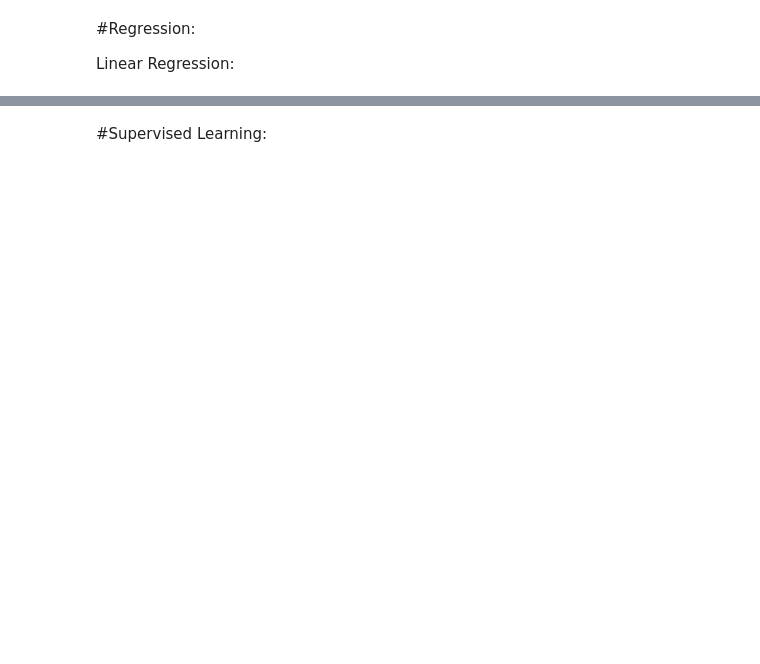
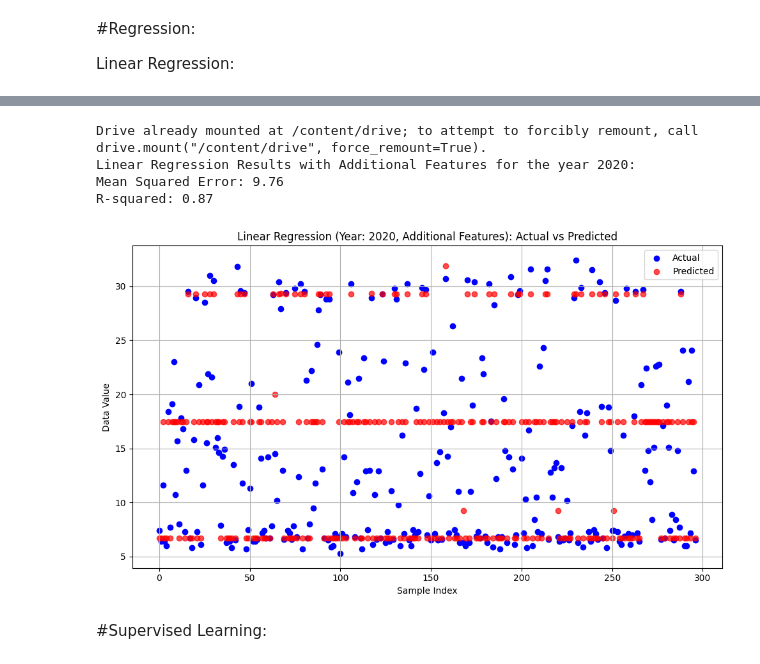
Before and after one commit to ipark3/Hank-Ian, a Jupyter notebook: GitHub Project/dataset/code/Final.ipynb, the cells around one changed output, grey strips where cells are left out. Drawn from its saved outputs; the diff is of its cells as text; code cells hidden in the pictures; blank space fills up the shorter version.

```diff
--- a/GitHub Project/dataset/code/Final.ipynb
+++ b/GitHub Project/dataset/code/Final.ipynb
@@ -151,2 +168,69 @@ ValueError: could not convert string to float: 'Mean'
+# %%
+# Import necessary libraries
+import pandas as pd
+import numpy as np
+from sklearn.model_selection import train_test_split
+from sklearn.linear_model import LinearRegression
+from sklearn.metrics import mean_squared_error, r2_score
+import matplotlib.pyplot as plt
+from google.colab import drive
+
+# Mount Google Drive
+drive.mount('/content/drive')
+
+# Load the dataset
+file_path = '/content/drive/MyDrive/Personal/Cleaned_Air_Quality.csv'  # Update path as needed
+df = pd.read_csv(file_path)
+
+# Filter data for a specific year (e.g., 2020)
+selected_year = 2020
+df['Start_Date'] = pd.to_datetime(df['Start_Date'], errors='coerce')  # Ensure Start_Date is a datetime
+df['Year'] = df['Start_Date'].dt.year  # Extract year from Start_Date
+filtered_year_df = df[df['Year'] == selected_year]
+
+# Drop rows with missing values in 'Geo Join ID' and 'Data Value'
+regression_year_df = filtered_year_df.dropna(subset=['Geo Join ID', 'Data Value'])
+
+# Prepare feature and target variables
+additional_features = ['Geo Join ID', 'Indicator ID']  # Add more if needed
+X_year_extended = regression_year_df[additional_features]
+y_year = regression_year_df['Data Value']
+
+# Split data for training and testing
+X_train_year_ext, X_test_year_ext, y_train_year_ext, y_test_year_ext = train_test_split(
+    X_year_extended, y_year, test_size=0.3, random_state=42
+)
+
+# Apply Linear Regression
+linear_model_year_ext = LinearRegression()
+linear_model_year_ext.fit(X_train_year_ext, y_train_year_ext)
+y_pred_year_ext = linear_model_year_ext.predict(X_test_year_ext)
+
+# Evaluation for Linear Regression
+mse_year_ext = mean_squared_error(y_test_year_ext, y_pred_year_ext)
+r2_year_ext = r2_score(y_test_year_ext, y_pred_year_ext)
+
+# Display Linear Regression results
+print(f"Linear Regression Results with Additional Features for the year {selected_year}:")
+print(f"Mean Squared Error: {mse_year_ext:.2f}")
+print(f"R-squared: {r2_year_ext:.2f}")
+
+# Visualize Linear Regression for the selected year
+plt.figure(figsize=(10, 6))
+plt.scatter(range(len(y_test_year_ext)), y_test_year_ext, color='blue', label='Actual')
+plt.scatter(range(len(y_pred_year_ext)), y_pred_year_ext, color='red', label='Predicted', alpha=0.7)
+plt.title(f'Linear Regression (Year: {selected_year}, Additional Features): Actual vs Predicted')
+plt.xlabel('Sample Index')
+plt.ylabel('Data Value')
+plt.legend()
+plt.grid()
+plt.tight_layout()
+plt.show()
+# %% [output]
+Drive already mounted at /content/drive; to attempt to forcibly remount, call drive.mount("/content/drive", force_remount=True).
+Linear Regression Results with Additional Features for the year 2020:
+Mean Squared Error: 9.76
+R-squared: 0.87
+[figure, added]
 # %% [markdown]
 #Supervised Learning:
```
Also changed, not shown: parts of 5 cells of this notebook.
